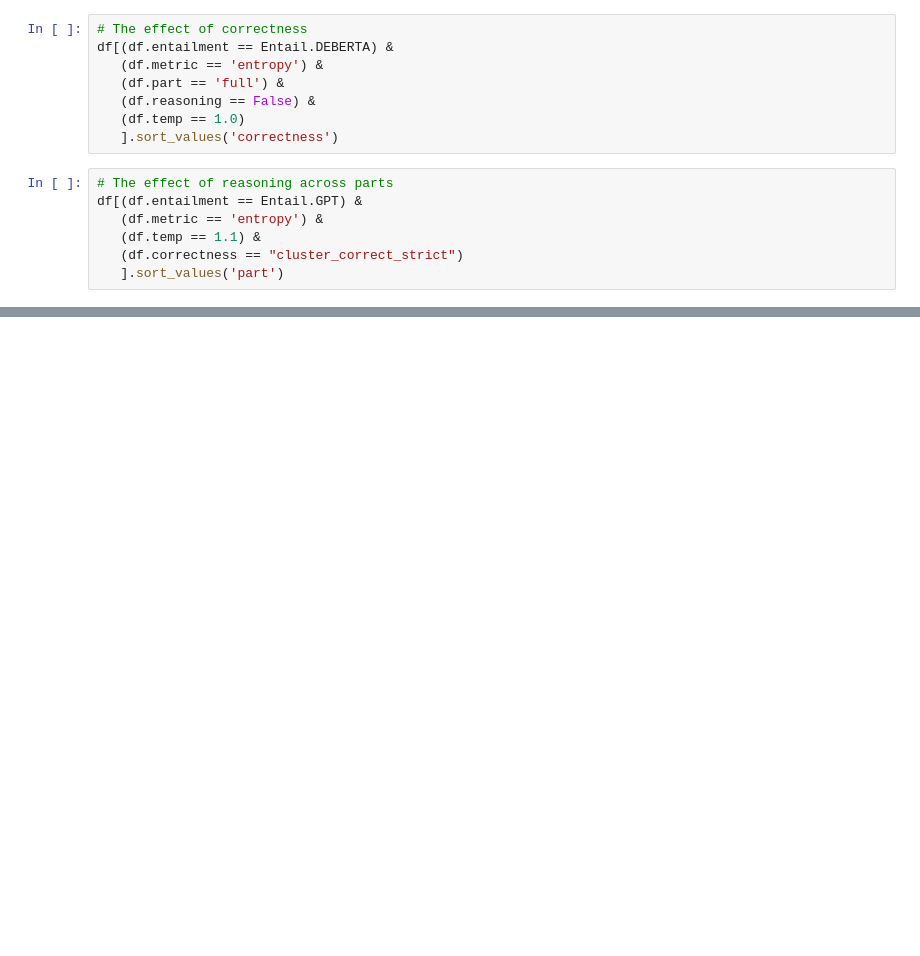
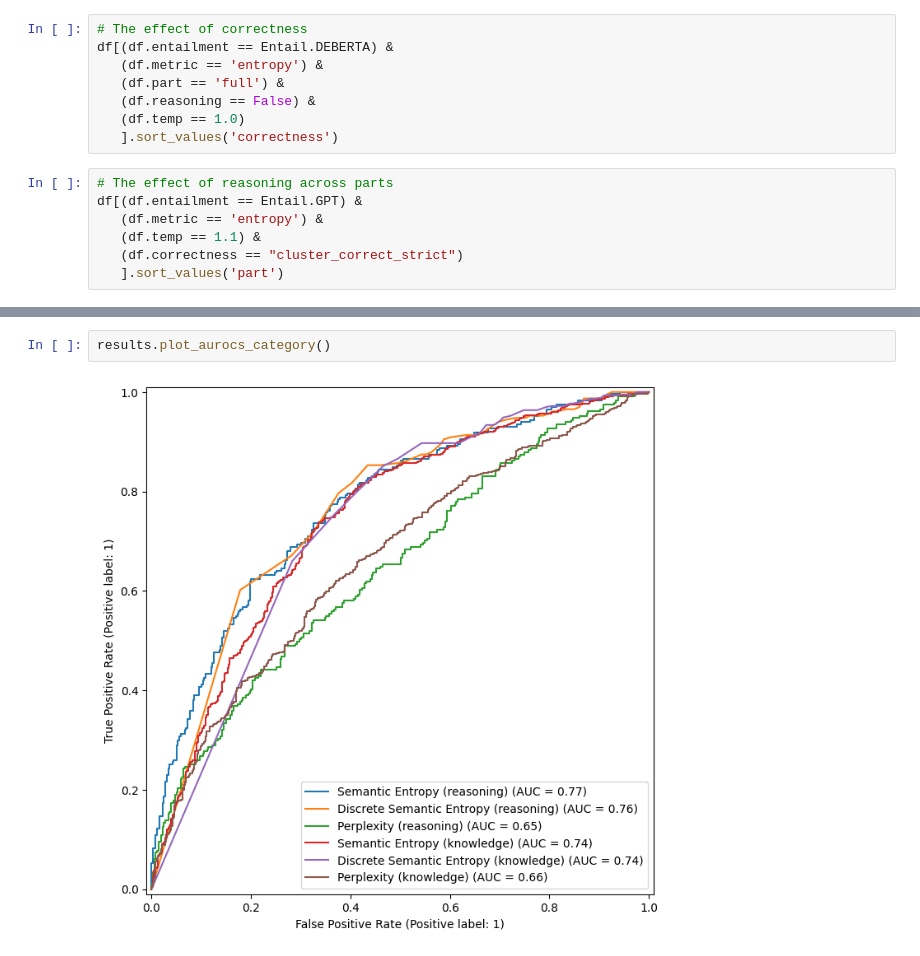
Before and after one commit to jahanpd/mrcog_llm_uncertainty, a Jupyter notebook: results.ipynb, the cells around one changed output, grey strips where cells are left out. Cells and saved outputs as stored; diff of their text form; blank space fills up the shorter version.

```diff
--- a/results.ipynb
+++ b/results.ipynb
@@ -82,0 +252,4 @@ results.plot_aurocs_metrics_standard("AUROC (temp=1;LLM entailment;no reasoning)
+# %%
+results.plot_aurocs_category()
+# %% [output]
+[figure, added]
```
Also changed, not shown: parts of 21 cells of this notebook, 21 other files.
